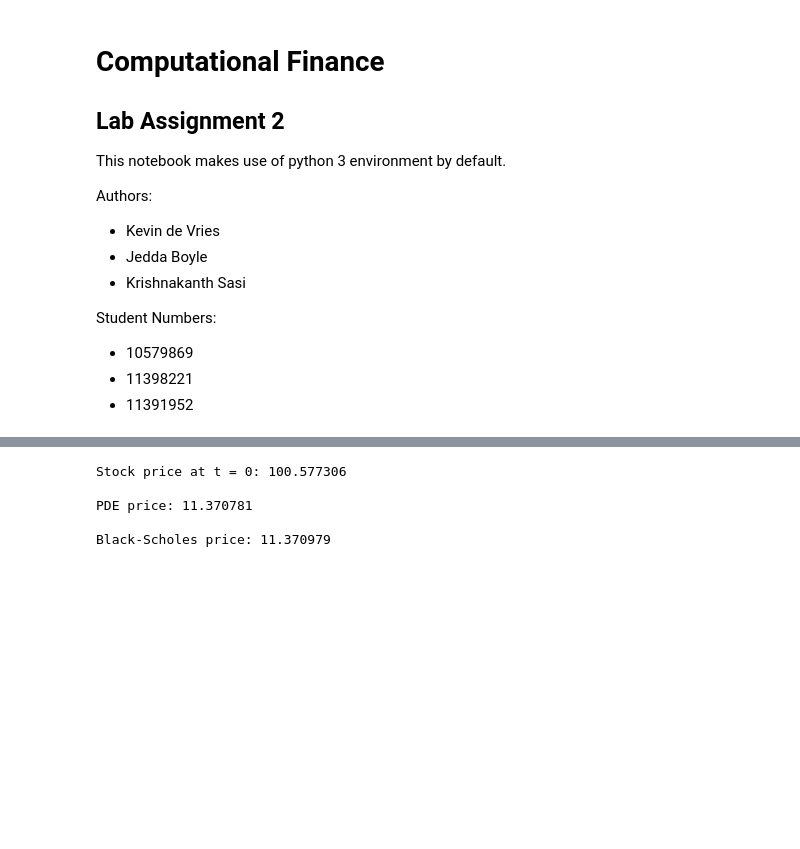
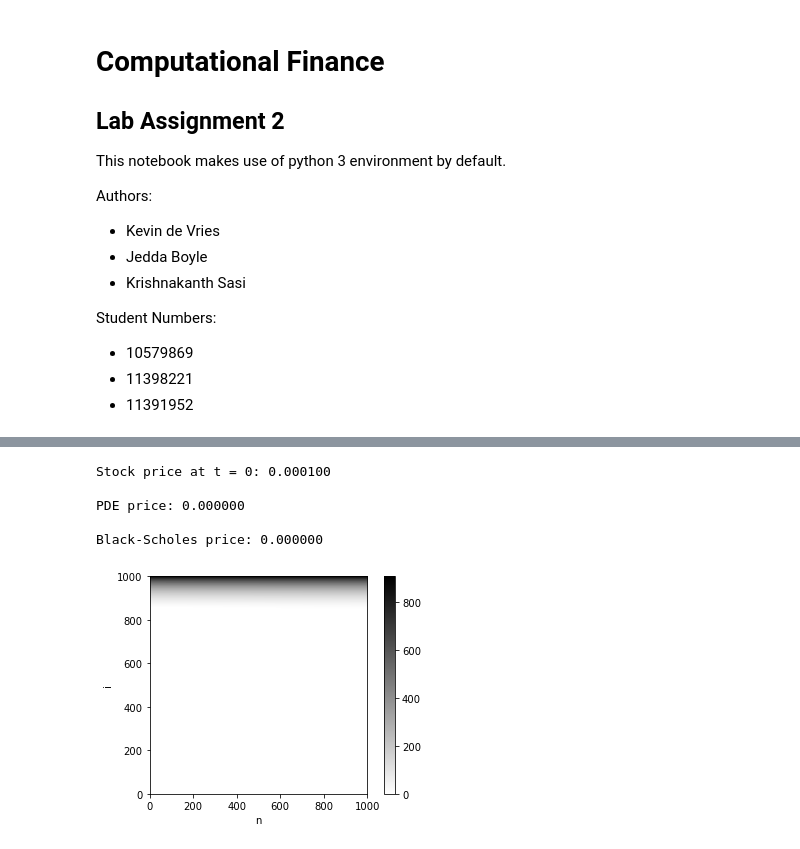
Before and after one commit to krishnakanthsasi/ComputationFin-nce-18, a Jupyter notebook: lab3/lab_assignment_3.ipynb, the cells around one changed output, grey strips where cells are left out. Cells and saved outputs as stored; diff of their text form; code cells hidden in the pictures; blank space fills up the shorter version.

```diff
--- a/lab3/lab_assignment_3.ipynb
+++ b/lab3/lab_assignment_3.ipynb
@@ -23,7 +23,7 @@ from scipy.stats import norm
 from numpy.linalg import inv
 # %%
 class PDE(object):
-    def __init__(self, K, sigma, r, T, S_bounds, N, M, scheme, boundary):
+    def __init__(self, K, sigma, r, T, X_bounds, N, M, scheme, boundary):
         """
         Initializes the PDE object
 
@@ -59,7 +59,7 @@ class PDE(object):
         # Calculate boundaries of X and step size of X
         self.Xmin = np.log(S_bounds[0])
         self.Xmax = np.log(S_bounds[1])
-        self.dx = (self.Xmax-self.Xmin) / M
+        self.dx = (self.Xmax-self.Xmin) / (M-1)
 
         # Set dimensions of the mesh grid
         self.N = N
@@ -73,7 +73,7 @@ class PDE(object):
 
         # Initialize Value matrix and calculate initial values
         self.V = np.zeros((M,N+1))
-        self.V[:,0] = np.maximum(np.exp(self.Xmin + self.dx*np.arange(1,M+1)) - K, 0)
+        self.V[:,0] = np.maximum(np.exp(self.Xmin + self.dx*np.arange(0,M)) - K, 0)
 
     def run(self):
         """
@@ -96,7 +96,7 @@ class PDE(object):
             self.BMatrix()
 
         if self.boundary == "Neumann":
-            k = (r + 0.5*sigma**2 + sigma**2 / dx) * dtau * np.exp(self.Xmax)
+            k = (r - 0.5*sigma**2 + sigma**2 / dx) * dtau * np.exp(self.Xmax)
 
         for n in range(1,self.N+1):
 
@@ -277,13 +289,18 @@ plt.show()
 # %%
-idx = 1714
+idx = 0
 
 print("Stock price at t = 0: %f\n" % S[idx])
 print("PDE price: %f\n" % V[idx])
 
 print("Black-Scholes price: %f" % BS_price[idx])
 # %% [output]
-Stock price at t = 0: 100.577306
+Stock price at t = 0: 0.000100
 
-PDE price: 11.370781
+PDE price: 0.000000
 
-Black-Scholes price: 11.370979
+Black-Scholes price: 0.000000
+# %%
+test.plot_grid()
+plt.show()
+# %% [output]
+[figure, added]
```
Also changed, not shown: parts of 4 cells of this notebook.
